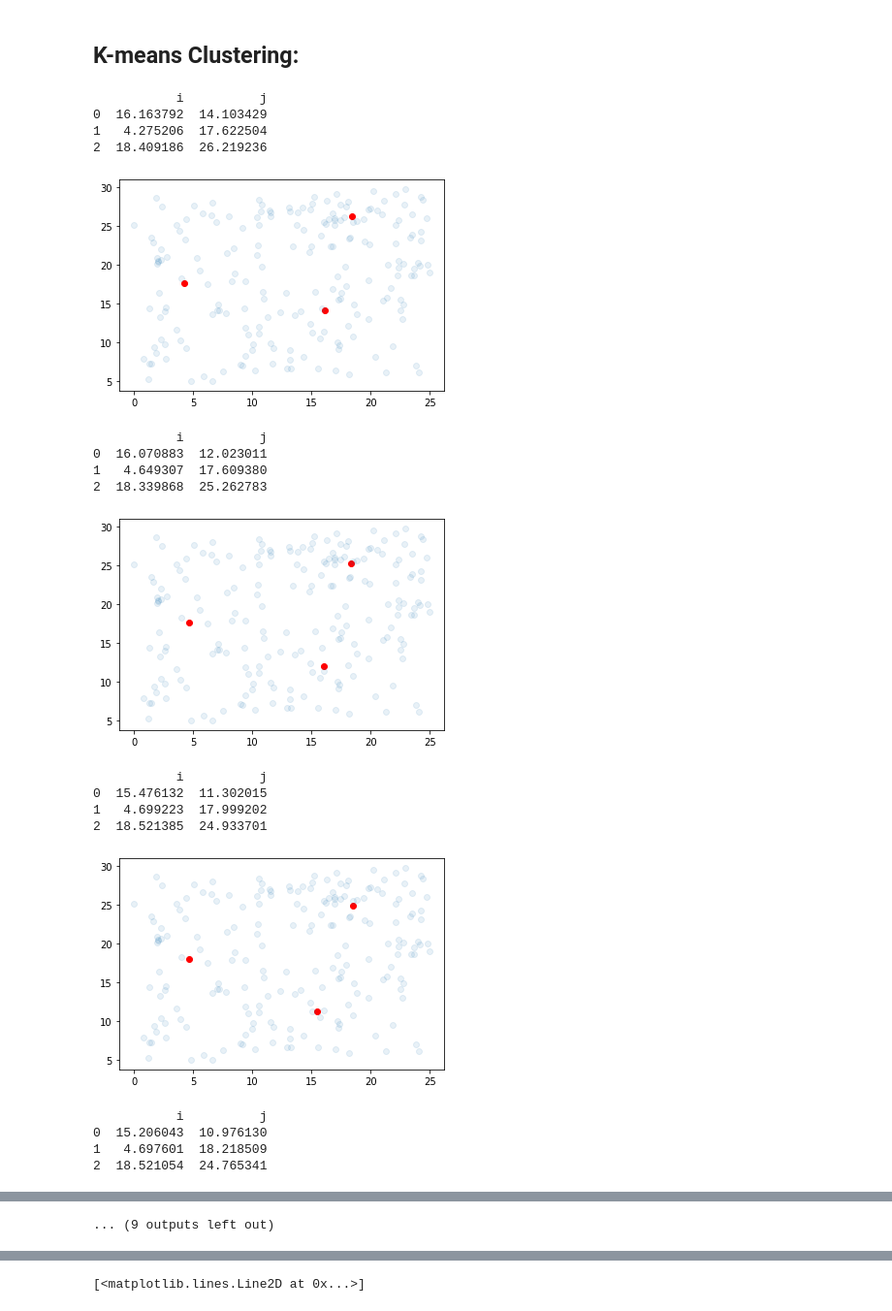
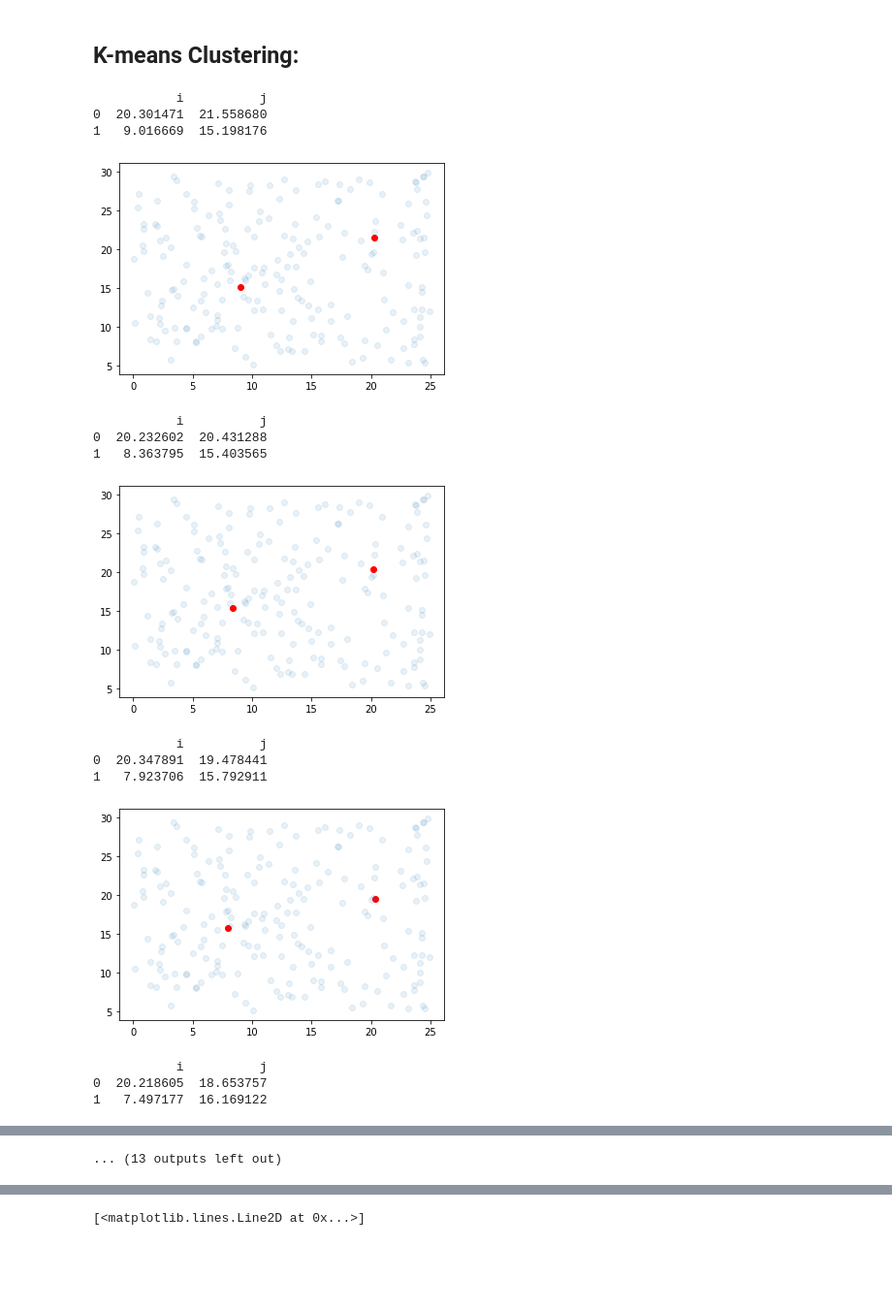
Before and after one commit to pat-alt/clustering, a Jupyter notebook: K-means.ipynb, the cells around one changed output, grey strips where cells are left out. Shown at 97% size. Cells and saved outputs as stored; diff of their text form; code cells hidden in the pictures; blank space fills up the shorter version.

Commit message:
added while loop

```diff
--- a/K-means.ipynb
+++ b/K-means.ipynb
@@ -98,41 +98,50 @@ def calc_centroids(clusters, df):
 
 #Recursively find and update cluster centroids:
 #n: number of clusters, df: dataframe of data points, iterations: number of iterations
-def recursive_centroid_find(n, df, iterations):
-    #initiate centroids:
-    centroids = initiate_centroids(n, df)
+def recursive_centroid_find(n, df):
+
+    #initiate centroids1:
+    centroids1 = initiate_centroids(n, df)
+    c1 = pd.DataFrame(centroids1).reset_index(drop=True)
+
+    #initate centroids2:
+    centroids2 = calc_centroids(findClosestCentroids(centroids1, df), df)
+    c2 = pd.DataFrame(centroids2)
+    check = (abs(c2-c1)> 0).mean().mean() #Should be adjusted for more than one K!
 
     # Recursively call the functions again to update the mean of the clusters:
-    for i in range(iterations):
-        get_centroids = findClosestCentroids(centroids, df)
-        centroids = calc_centroids(get_centroids, df)
-        print(pd.DataFrame(centroids))
+    while check > 0:
 
+        centroids1 = centroids2
+        c1 = c2
+
+
+        centroids2 = calc_centroids(findClosestCentroids(centroids1, df), df)
+        c2 = pd.DataFrame(centroids2)
+        print(c2)
+
+        check = (abs(c2-c1)> 0).mean().mean()
         #plot the centroids after every iteration:
         plt.figure()
-        plt.scatter(np.array(centroids)[:, 0], np.array(centroids)[:, 1], color='red')
+        plt.scatter(np.array(centroids2)[:, 0], np.array(centroids2)[:, 1], color='red')
         plt.scatter(df.i, df.j, alpha=0.1)
         plt.show()
-    return pd.DataFrame(centroids)
+    return pd.DataFrame(centroids2)
 # %%
-recursive_centroid_find(3, df, 10)
+recursive_centroid_find(2, df)
 # %% [output]
            i          j
-0  16.163792  14.103429
-1   4.275206  17.622504
-2  18.409186  26.219236
+0  20.301471  21.558680
+1   9.016669  15.198176
-[figure, old version]
+[figure, new version]
            i          j
-0  16.070883  12.023011
-1   4.649307  17.609380
-2  18.339868  25.262783
+0  20.232602  20.431288
+1   8.363795  15.403565
-[figure, old version]
+[figure, new version]
            i          j
-0  15.476132  11.302015
-1   4.699223  17.999202
-2  18.521385  24.933701
+0  20.347891  19.478441
+1   7.923706  15.792911
-[figure, old version]
+[figure, new version]
            i          j
-0  15.206043  10.976130
-1   4.697601  18.218509
-2  18.521054  24.765341
+0  20.218605  18.653757
+1   7.497177  16.169122
@@ -150,4 +157,4 @@ recursive_centroid_find(3, df, 10)
-... (9 outputs left out)
+... (13 outputs left out)
 # %%
 x=[]
 y=[]
```
Also changed, not shown: parts of 4 cells of this notebook.
